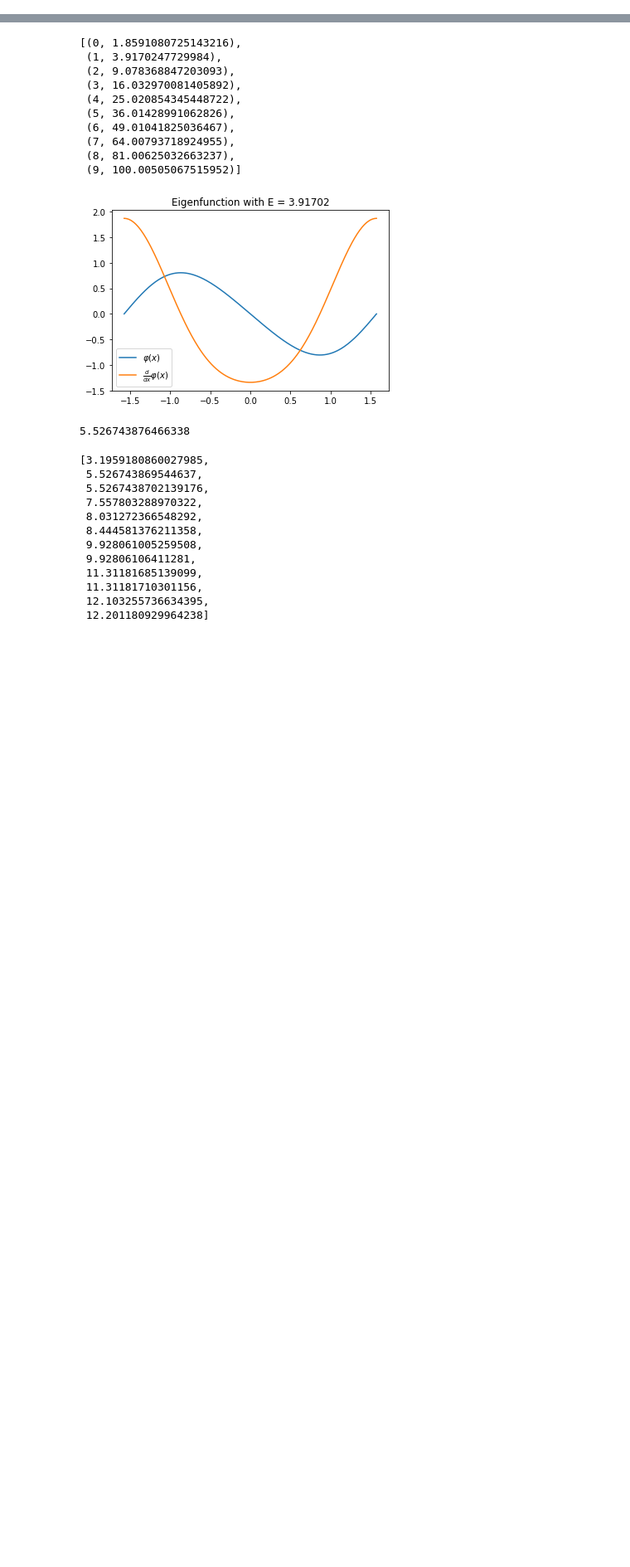
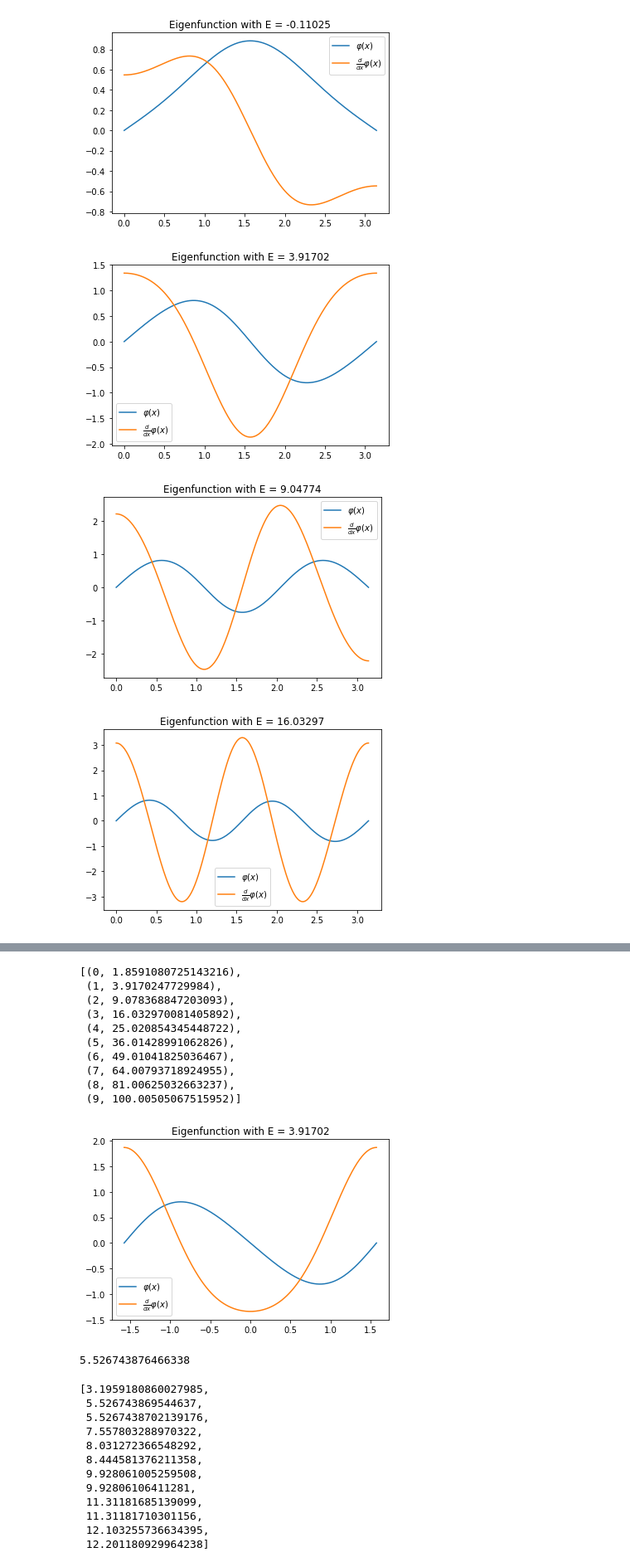
Before and after one commit to twist-numerical/matslise, a Jupyter notebook: notebooks/docs.ipynb, the cells around one changed output, grey strips where cells are left out. Shown at 83% size. Cells and saved outputs as stored; diff of their text form; code cells hidden in the pictures; blank space fills up the shorter version.

```diff
--- a/notebooks/docs.ipynb
+++ b/notebooks/docs.ipynb
@@ -0,0 +1,13 @@
+# %%
+from pyslise import PySlise
+from math import pi, cos
+
+problem = PySlise(lambda x: 2*cos(2*x), 0, pi, tolerance=1e-5)
+left = (0, 1)
+right = (0, 1)
+eigenvalues = problem.eigenvaluesByIndex(0, 10, left, right)
+# %%
+print('index  eigenvalue     error')
+for index, E in eigenvalues:
+    error = problem.eigenvalueError(E, left, right)
+    print(f'{index:>5} {E:>11.5f} {error:>9.1e}')
@@ -0,0 +26,18 @@
+# %%
+import numpy
+import matplotlib.pyplot as plt
+
+xs = numpy.linspace(0, pi, 300)
+for index, E in eigenvalues:
+    phi, d_phi = problem.eigenfunction(E, left, right, xs)
+
+    plt.figure()
+    plt.title(f'Eigenfunction with E = {E:.5f}')
+    plt.plot(xs, phi, xs, d_phi)
+    plt.legend(['$\\varphi(x)$', '$\\frac{d}{dx}\\varphi(x)$'])
+    plt.show()
+# %% [output]
+[figure, added]
+[figure, added]
+[figure, added]
+[figure, added]
```
Also changed, not shown: parts of 2 cells of this notebook, 10 other files.
